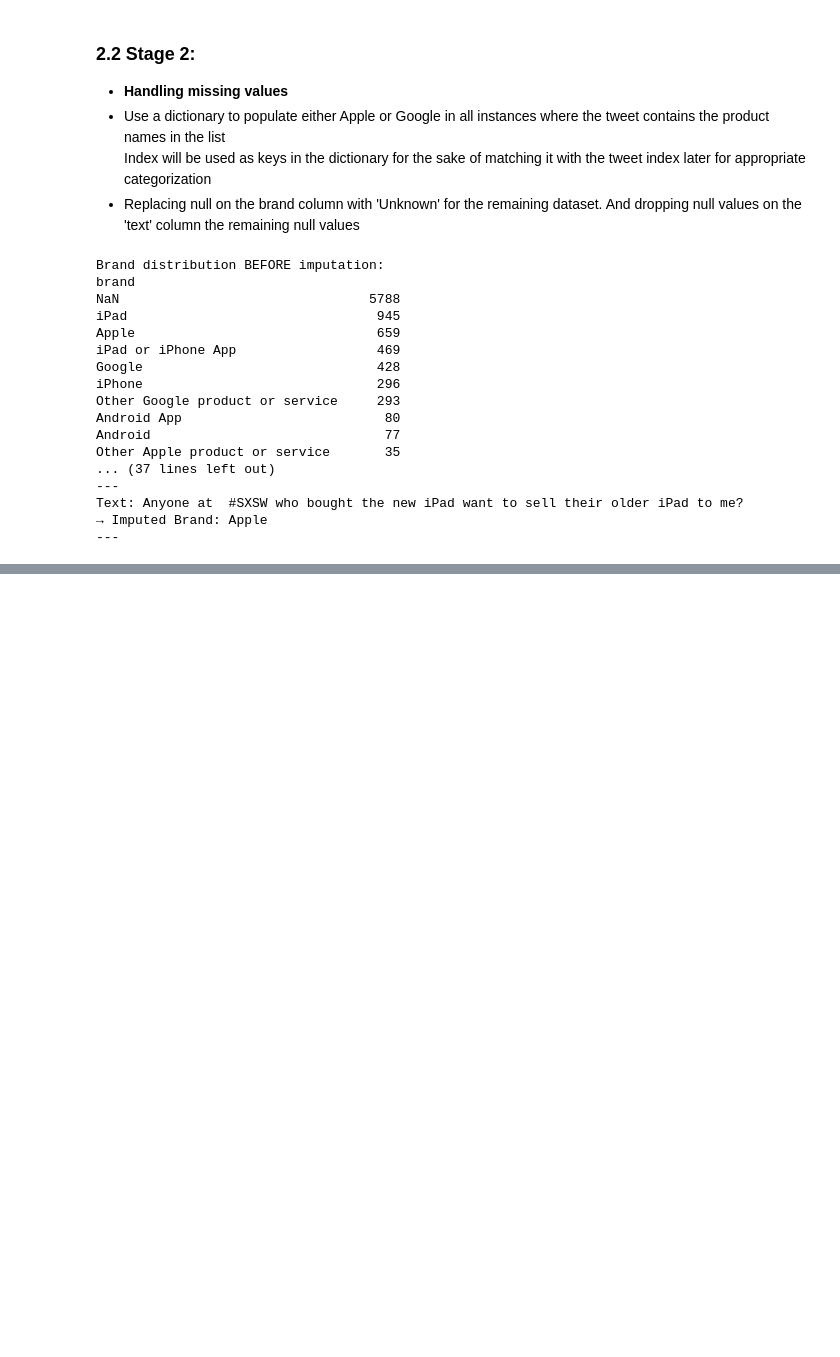
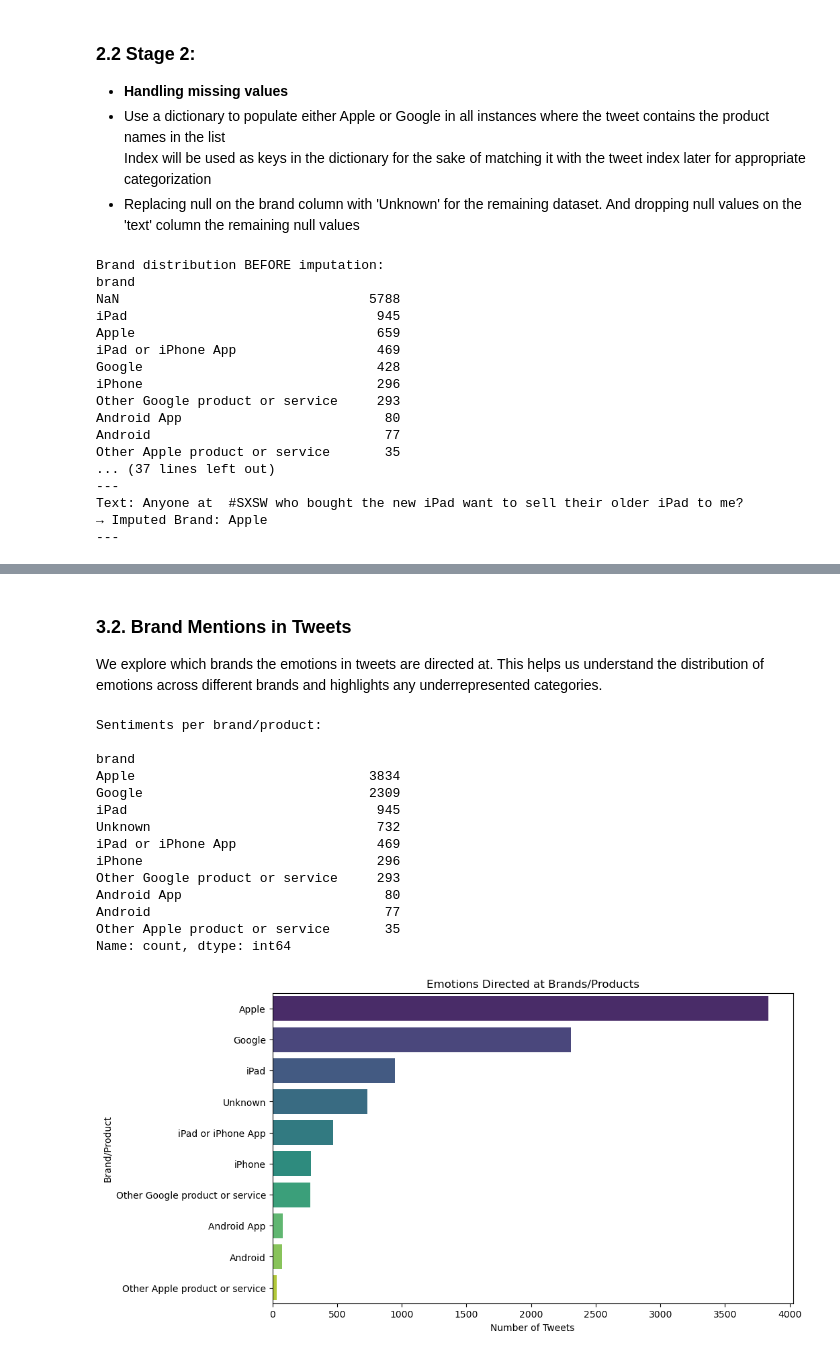
Before and after one commit to rmasawa/A-Comparative-Analysis-of-Public-Sentiment-on-Twitter-towards-Apple-and-Google-Products-using-NLP, a Jupyter notebook: Index.ipynb, the cells around one changed output, grey strips where cells are left out. Saved outputs shown, nothing was run; the diff lists cells and outputs as text; code cells hidden in the pictures; blank space fills up the shorter version.

```diff
--- a/Index.ipynb
+++ b/Index.ipynb
@@ -322,0 +426,35 @@ Text: Anyone at  #SXSW who bought the new iPad want to sell their older iPad to
+# %% [markdown]
+### 3.2. Brand Mentions in Tweets
+
+We explore which brands the emotions in tweets are directed at. This helps us understand the distribution of emotions across different brands and highlights any underrepresented categories.
+# %%
+# Count of emotions directed at each brand/product
+brand_counts = df['brand'].value_counts(ascending=False)
+
+# Display the counts
+print("Sentiments per brand/product:\n")
+print(brand_counts)
+
+# Optional: plot a bar chart for better visualization
+plt.figure(figsize=(10,6))
+sns.barplot(x=brand_counts.values, y=brand_counts.index, palette="viridis")
+plt.title("Emotions Directed at Brands/Products")
+plt.xlabel("Number of Tweets")
+plt.ylabel("Brand/Product")
+plt.show()
+# %% [output]
+Sentiments per brand/product:
+
+brand
+Apple                              3834
+Google                             2309
+iPad                                945
+Unknown                             732
+iPad or iPhone App                  469
+iPhone                              296
+Other Google product or service     293
+Android App                          80
+Android                              77
+Other Apple product or service       35
+Name: count, dtype: int64
+[figure, added]
```
Also changed, not shown: parts of 8 cells of this notebook.
